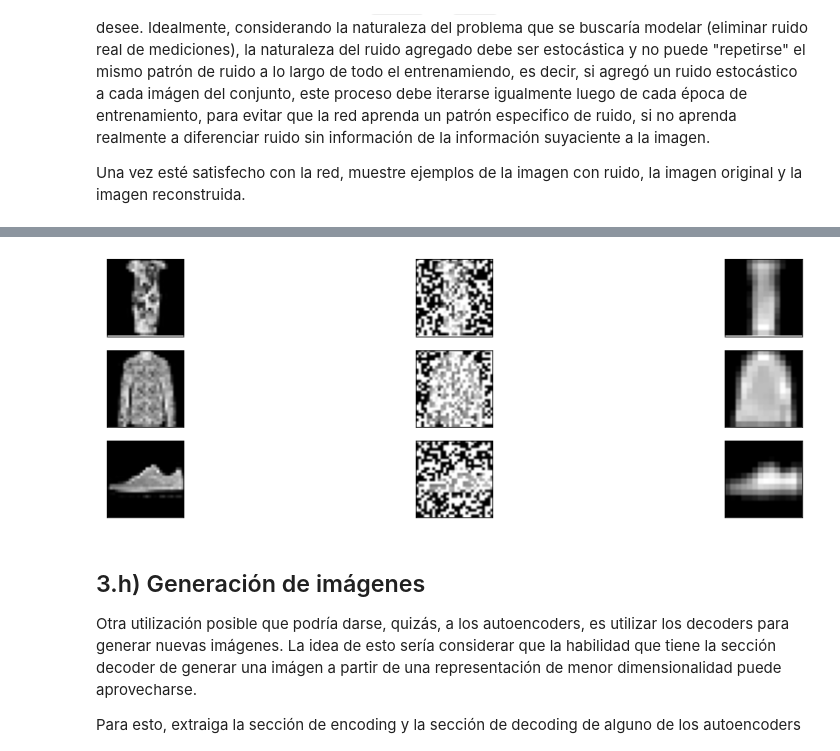
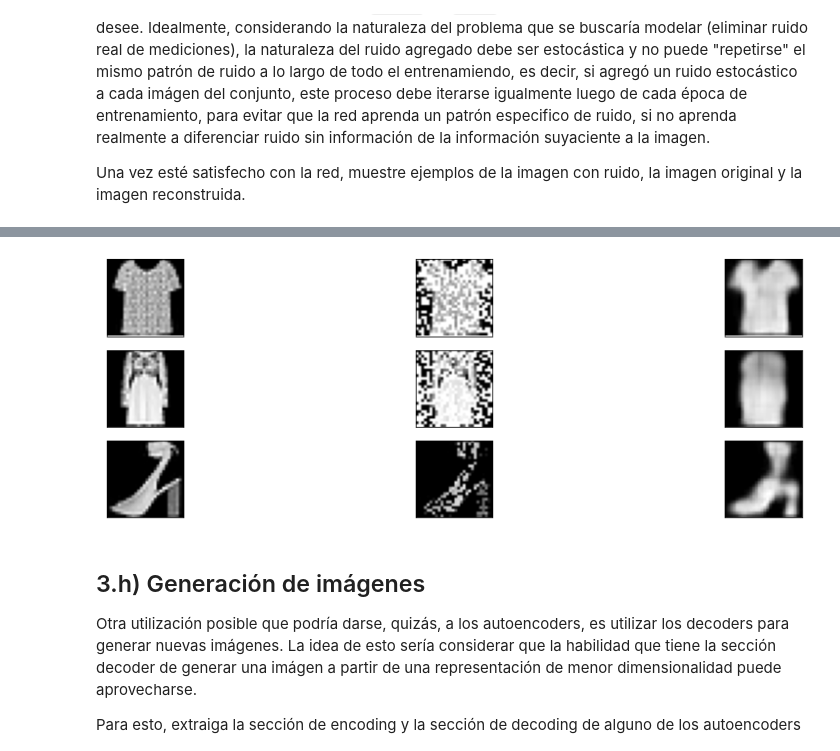
Before and after one commit to dtorresg/tarea2-rn, a Jupyter notebook: Entrega Grupo 1.ipynb, the cells around one changed output, grey strips where cells are left out. Saved outputs shown, nothing was run; the diff lists cells and outputs as text; code cells hidden in the pictures.

```diff
--- a/Entrega Grupo 1.ipynb
+++ b/Entrega Grupo 1.ipynb
@@ -1985,8 +2002,9 @@ conv.add(tf.keras.layers.Reshape((7, 7,8), input_shape=(7*7*8,)))
 #D
 conv.add(Conv2D(filters=8, kernel_size=(3,3), padding='same', activation='relu'))
 conv.add(UpSampling2D((2, 2)))
+conv.add(Conv2D(filters=16, kernel_size=(3,3), padding='same', activation='relu'))
+conv.add(UpSampling2D((2, 2)))
 conv.add(Conv2D(filters=1, kernel_size=(3,3), padding='same', activation='relu'))
-conv.add(UpSampling2D((2, 2)))
 
 conv.summary()
 
@@ -2047,6 +2065,8 @@ Entrene alguna arquitectura de autoencoder que le parezca apropiada para la tare
 
 Una vez esté satisfecho con la red, muestre ejemplos de la imagen con ruido, la imagen original y la imagen reconstruida.
 # %%
+import random
+
 def addsalt_pepper(img, SNR):
     img_ = img.copy()
     h, w, c = img_.shape
@@ -2057,8 +2077,6 @@ def addsalt_pepper(img, SNR):
       img_[mask == 2] = 1
     return img_
 
-plt.imshow(x_tr_ch[0].reshape(28,28),cmap='gray')
-plt.show()
 x_tr_ch_noise = np.copy(x_tr_ch)
 x_val_ch_noise = np.copy(x_val_ch)
 for i in range(np.shape(x_tr_ch_noise)[0]):
@@ -2081,36 +2099,10 @@ conv.add(tf.keras.layers.Reshape((7, 7,8), input_shape=(7*7*8,)))
 #D
 conv.add(Conv2D(filters=8, kernel_size=(3,3), padding='same', activation='relu'))
 conv.add(UpSampling2D((2, 2)))
+conv.add(Conv2D(filters=16, kernel_size=(3,3), padding='same', activation='relu'))
+conv.add(UpSampling2D((2, 2)))
 conv.add(Conv2D(filters=1, kernel_size=(3,3), padding='same', activation='relu'))
-conv.add(UpSampling2D((2, 2)))
-
 conv.summary()
-
 conv.compile(optimizer=Adam(),loss='binary_crossentropy')
 history_1 = conv.fit(x_tr_ch_noise,x_tr_ch,epochs=20,validation_data=(x_val_ch_noise,x_val_ch),verbose=0)
-
-
-
-y_pred=conv.predict(x_tr_ch_noise) # model.predict(x_test) returns numpy array
-test_batch_loss=tf.keras.losses.MSE(x_tr_ch, y_pred)
-test_loss_1_b_i=tf.math.reduce_mean(test_batch_loss).numpy()
-plt.rcParams["figure.figsize"]=[10,3]
-plt.title("Binary Crossentropy v/s epochs")
-plt.plot(history_1.history["loss"],"b.",label="Train_loss")
-plt.plot(history_1.history["val_loss"],"g.",label="Val_loss")
-plt.axhline(y=test_loss_1_b_i,color="k",linestyle="-.",label="Average loss Test Set")
-plt.xlabel("Epochs"),plt.ylabel("Binary Crossentropy Error")
-plt.legend(),plt.grid()
-plt.show()
-print("Elementos pasados por el Decoder")
-plt.rcParams["figure.figsize"]=[16,4]
-ix = 1
-for u in range(5):
-  for v in range(2):
-    ax = plt.subplot(2,5,ix)
-    ax.set_xticks([])
-    ax.set_yticks([])
-    plt.imshow(conv.predict(x_val_ch_noise)[ix].reshape(28,28),cmap='gray')
-    ix += 1
-plt.show()
 # %% [output]
@@ -2139,26 +2126,26 @@ Elementos pasados por el Decoder
 # %%
-c = 100
+c = 1000
 ix=1
 
 for u in range(3):
   for v in range(3):
     ax = plt.subplot(3,3,ix)
     ax.set_xticks([])
     ax.set_yticks([])
     if v == 0:
       plt.imshow(x_val_ch[c].reshape(28,28),cmap='gray')
       ix += 1
     if v == 1:
       plt.imshow(x_val_ch_noise[c].reshape(28,28),cmap='gray')
       ix += 1
     if v ==2:
       plt.imshow(conv.predict(x_val_ch_noise)[c].reshape(28,28),cmap='gray')
       ix += 1
   c+=1
 plt.tight_layout()
 plt.show()
 # %% [output]
-[figure, old version]
+[figure, new version]
 # %% [markdown]
 ## 3.h) Generación de imágenes
 
```
Also changed, not shown: parts of 12 cells of this notebook.
